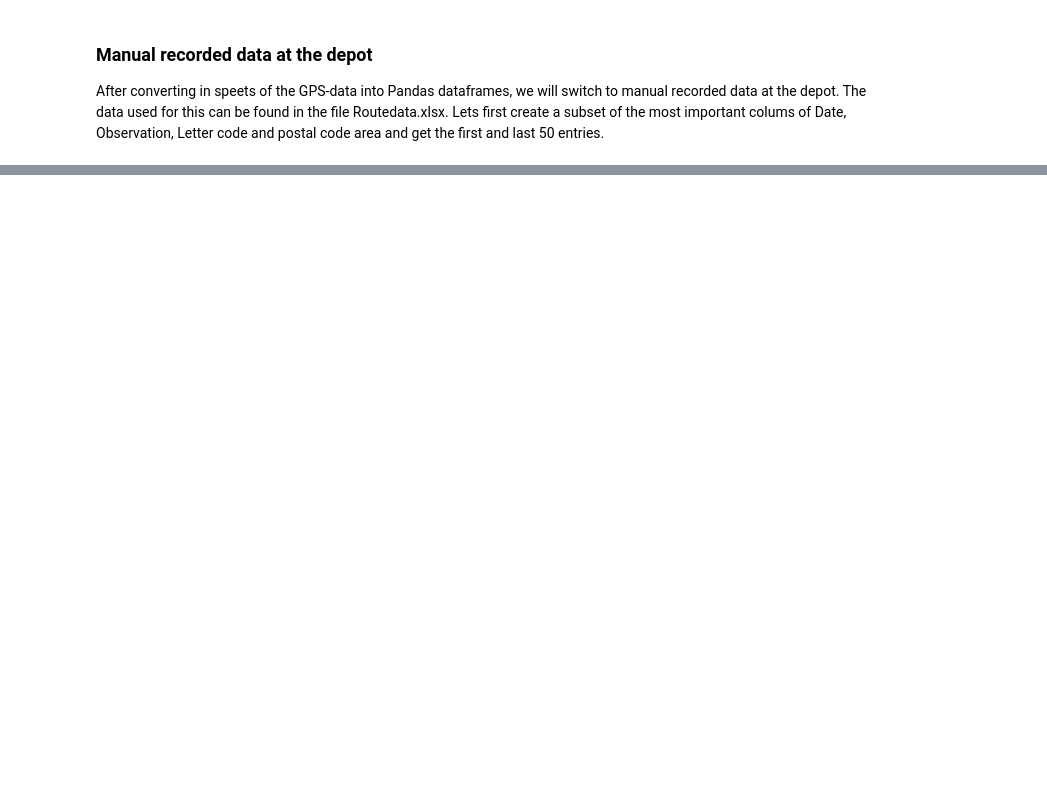
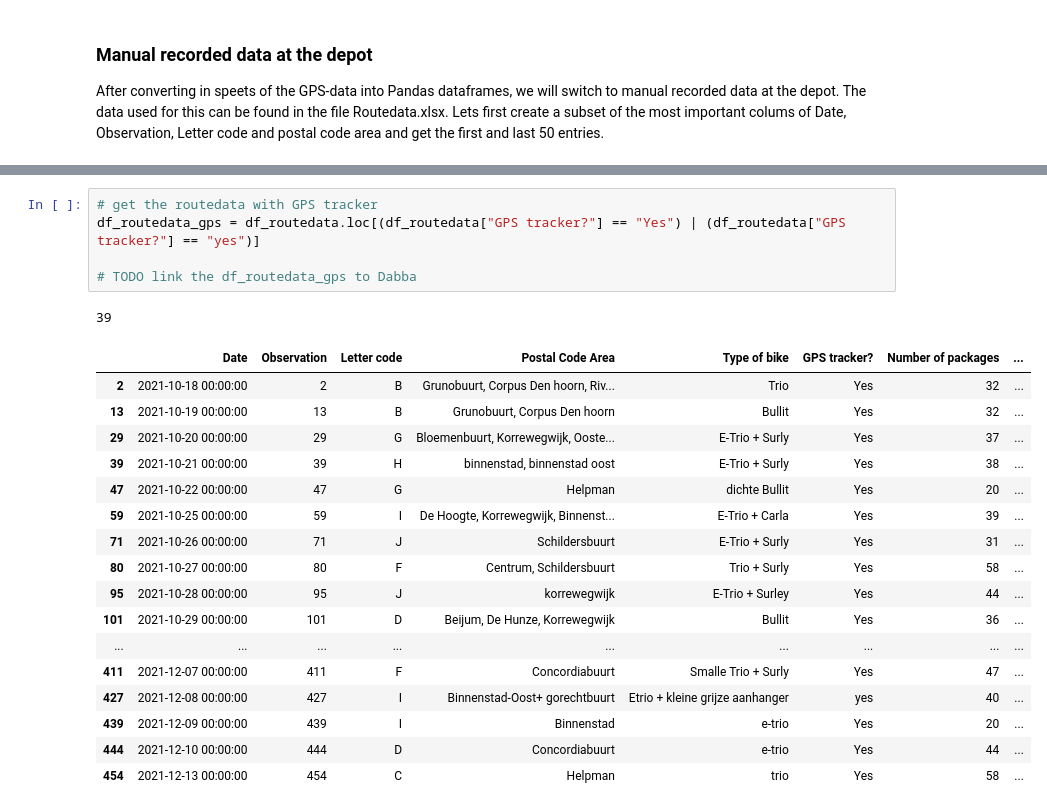
Before and after one commit to teletobbie/last-mile-cargo-bike-delivery, a Jupyter notebook: introduction.ipynb, the cells around one changed output, grey strips where cells are left out. Cells and saved outputs as stored; diff of their text form; blank space fills up the shorter version.

```diff
--- a/introduction.ipynb
+++ b/introduction.ipynb
@@ -159,0 +103,24 @@ Lastly, the third datasource is the
+# %%
+# get the routedata with GPS tracker
+df_routedata_gps = df_routedata.loc[(df_routedata["GPS tracker?"] == "Yes") | (df_routedata["GPS tracker?"] == "yes")]
+
+# TODO link the df_routedata_gps to Dabba
+# %% [output]
+39
+|  | Date | Observation | Letter code | Postal Code Area | Type of bike | GPS tracker? | Number of packages | ... |
+| 2 | 2021-10-18 00:00:00 | 2 | B | Grunobuurt, Corpus Den hoorn, Riv... | Trio | Yes | 32 | ... |
+| 13 | 2021-10-19 00:00:00 | 13 | B | Grunobuurt, Corpus Den hoorn | Bullit | Yes | 32 | ... |
+| 29 | 2021-10-20 00:00:00 | 29 | G | Bloemenbuurt, Korrewegwijk, Ooste... | E-Trio + Surly | Yes | 37 | ... |
+| 39 | 2021-10-21 00:00:00 | 39 | H | binnenstad, binnenstad oost | E-Trio + Surly | Yes | 38 | ... |
+| 47 | 2021-10-22 00:00:00 | 47 | G | Helpman | dichte Bullit | Yes | 20 | ... |
+| 59 | 2021-10-25 00:00:00 | 59 | I | De Hoogte, Korrewegwijk, Binnenst... | E-Trio + Carla | Yes | 39 | ... |
+| 71 | 2021-10-26 00:00:00 | 71 | J | Schildersbuurt | E-Trio + Surly | Yes | 31 | ... |
+| 80 | 2021-10-27 00:00:00 | 80 | F | Centrum, Schildersbuurt | Trio + Surly | Yes | 58 | ... |
+| 95 | 2021-10-28 00:00:00 | 95 | J | korrewegwijk | E-Trio + Surley | Yes | 44 | ... |
+| 101 | 2021-10-29 00:00:00 | 101 | D | Beijum, De Hunze, Korrewegwijk | Bullit | Yes | 36 | ... |
+| ... | ... | ... | ... | ... | ... | ... | ... | ... |
+| 411 | 2021-12-07 00:00:00 | 411 | F | Concordiabuurt | Smalle Trio + Surly | Yes | 47 | ... |
+| 427 | 2021-12-08 00:00:00 | 427 | I | Binnenstad-Oost+ gorechtbuurt | Etrio + kleine grijze aanhanger | yes | 40 | ... |
+| 439 | 2021-12-09 00:00:00 | 439 | I | Binnenstad | e-trio | Yes | 20 | ... |
+| 444 | 2021-12-10 00:00:00 | 444 | D | Concordiabuurt | e-trio | Yes | 44 | ... |
+| 454 | 2021-12-13 00:00:00 | 454 | C | Helpman | trio | Yes | 58 | ... |
```
Also changed, not shown: parts of 13 cells of this notebook, 6 other files.
